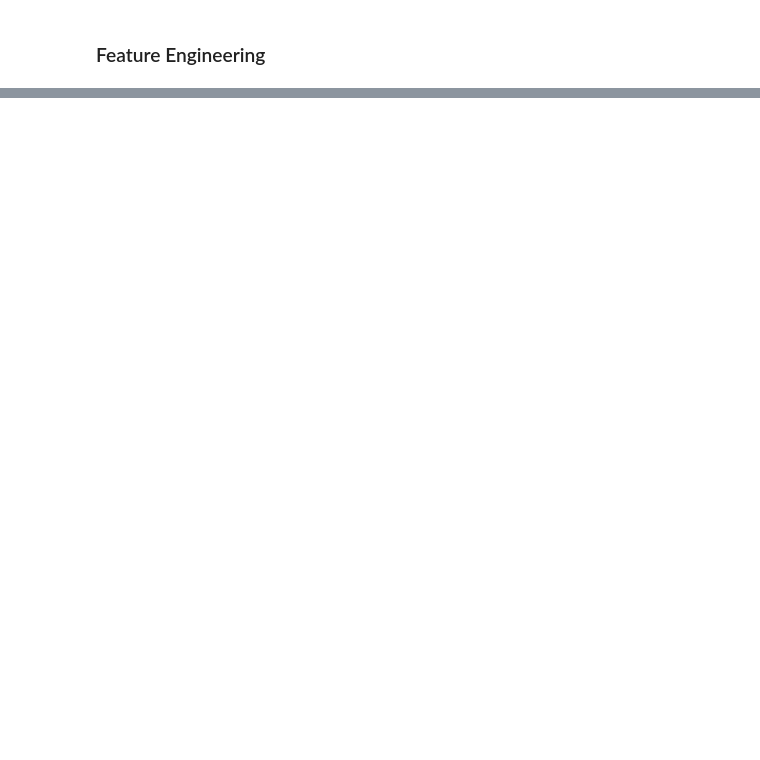
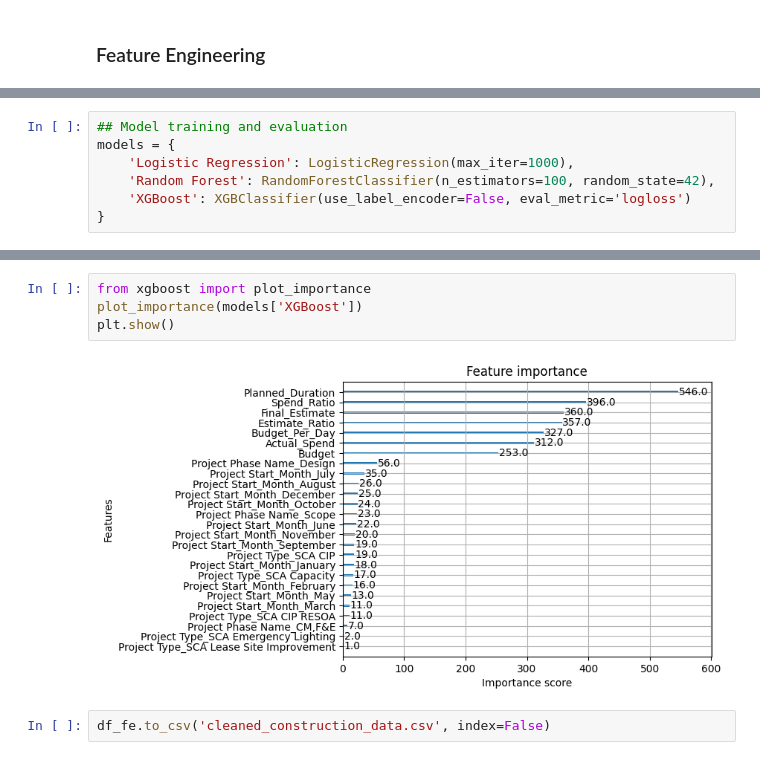
Before and after one commit to Deelaw15/Construction-Delay-Analysis, a Jupyter notebook: Delay prediction.ipynb, the cells around one changed output, grey strips where cells are left out. Cells and saved outputs as stored; diff of their text form; blank space fills up the shorter version.

```diff
--- a/Delay prediction.ipynb
+++ b/Delay prediction.ipynb
@@ -283,0 +340,7 @@ df_fe = df_new[selected_columns].dropna()
+# %%
+## Model training and evaluation
+models = {
+    'Logistic Regression': LogisticRegression(max_iter=1000),
+    'Random Forest': RandomForestClassifier(n_estimators=100, random_state=42),
+    'XGBoost': XGBClassifier(use_label_encoder=False, eval_metric='logloss')
+}
@@ -283,0 +452,8 @@ df_fe = df_new[selected_columns].dropna()
+# %%
+from xgboost import plot_importance
+plot_importance(models['XGBoost'])
+plt.show()
+# %% [output]
+[figure, added]
+# %%
+df_fe.to_csv('cleaned_construction_data.csv', index=False)
```
Also changed, not shown: parts of 15 cells of this notebook, 2 other files.
